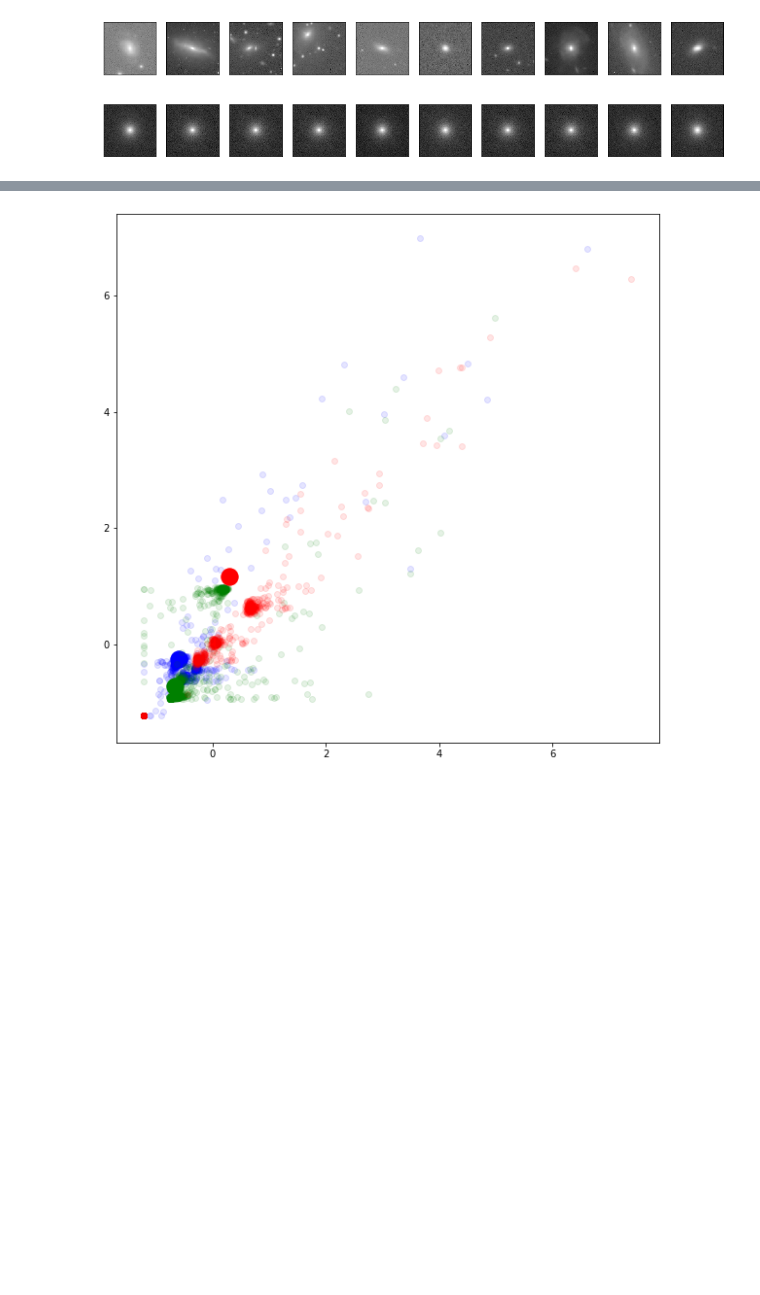
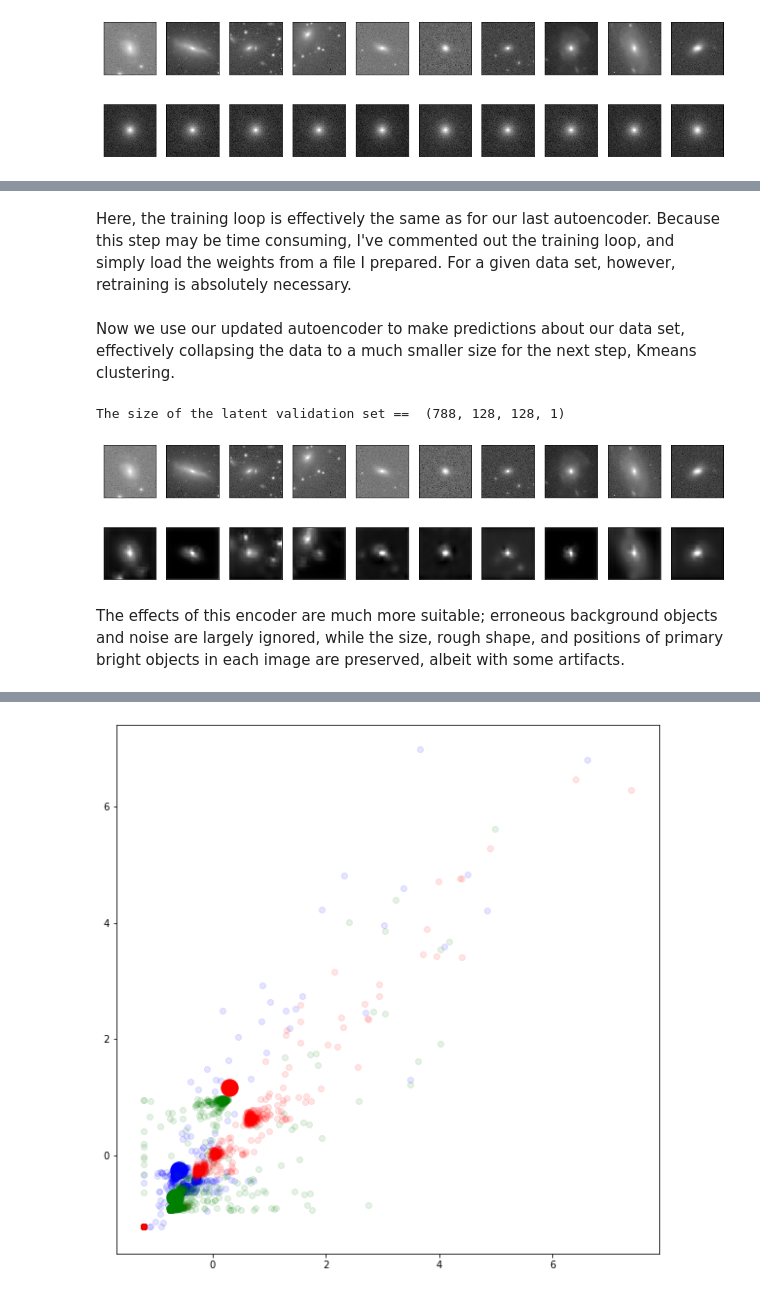
Before and after one commit to r-bickley/mock_obs_clstr, a Jupyter notebook: project_nb_all.ipynb, the cells around one changed output, grey strips where cells are left out. Drawn from its saved outputs; the diff is of its cells as text; code cells hidden in the pictures; blank space fills up the shorter version.

```diff
--- a/project_nb_all.ipynb
+++ b/project_nb_all.ipynb
@@ -239,6 +252,8 @@ _________________________________________________________________
 #Because this model takes 2D input, we un-reshape our data back to its original size.
 inp_tr2D = np.reshape(inp_tr, (len(inp_tr), 128, 128, 1))
 inp_va2D = np.reshape(inp_va, (len(inp_va), 128, 128, 1))
+# %% [markdown]
+Here, the training loop is effectively the same as for our last autoencoder. Because this step may be time consuming, I've commented out the training loop, and simply load the weights from a file I prepared. For a given data set, however, retraining is absolutely necessary.
 # %%
 #Training code is commented out because the model was trained in an earlier session. Repeat training for your data.
 # autoencoder.compile(optimizer='adadelta', loss='binary_crossentropy')
@@ -251,6 +266,36 @@ inp_va2D = np.reshape(inp_va, (len(inp_va), 128, 128, 1))
 
 #Instead, we load the saved weights from a file
 autoencoder.load_weights('autoenc_model.h5')
+# %% [markdown]
+Now we use our updated autoencoder to make predictions about our data set, effectively collapsing the data to a much smaller size for the next step, Kmeans clustering.
+# %%
+#Make CNN encoder predictions on the data
+decoded_tr = autoencoder.predict(inp_tr2D)
+decoded_va = autoencoder.predict(inp_va2D)
+print('The size of the latent validation set == ', np.shape(decoded_va))
+# %% [output]
+The size of the latent validation set ==  (788, 128, 128, 1)
+# %%
+n = 10  # how many galaxies we will display
+plt.figure(figsize=(16,4))
+for i in range(n):
+    # display original
+    ax = plt.subplot(2, n, i + 1)
+    plt.imshow(np.log10(inp_va[i].reshape(128, 128)))
+    plt.gray()
+    ax.get_xaxis().set_visible(False)
+    ax.get_yaxis().set_visible(False)
+    # display reconstruction
+    ax = plt.subplot(2, n, i + 1 + n)
+    plt.imshow(np.log10(decoded_va[i].reshape(128, 128)))
+    plt.gray()
+    ax.get_xaxis().set_visible(False)
+    ax.get_yaxis().set_visible(False)
+plt.show()
+# %% [output]
+[figure, added]
+# %% [markdown]
+The effects of this encoder are much more suitable; erroneous background objects and noise are largely ignored, while the size, rough shape, and positions of primary bright objects in each image are preserved, albeit with some artifacts.
 # %%
 #Make predictions using the new encoder
 encoded_va = encoder.predict(inp_va2D)
```
Also changed, not shown: parts of 16 cells of this notebook, 1 other file.
